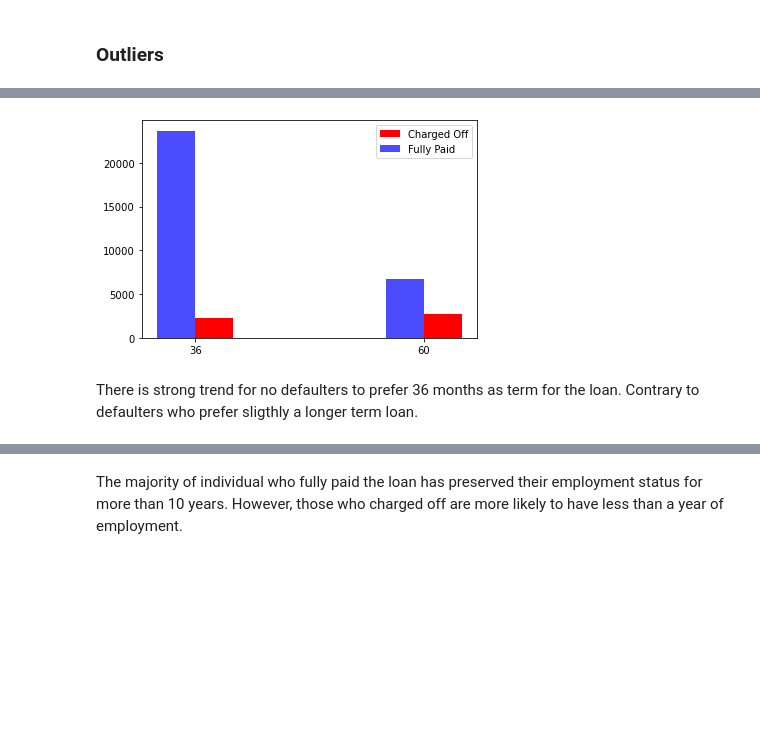
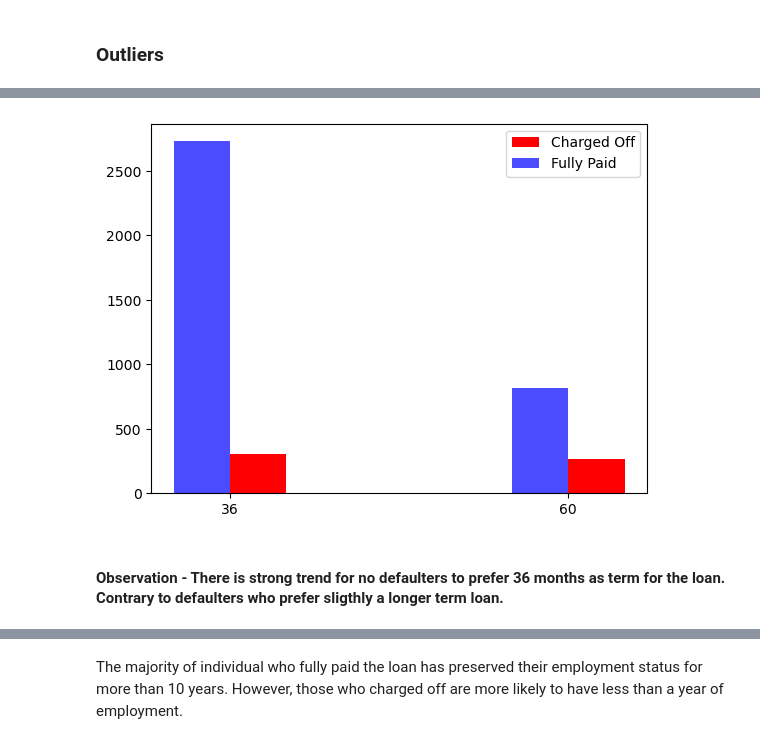
Before and after one commit to abhi-singh-123/Lending-club-case-study, a Jupyter notebook: Lending-Club-Case-Study.ipynb, the cells around one changed output, grey strips where cells are left out. Saved outputs shown, nothing was run; the diff lists cells and outputs as text; code cells hidden in the pictures; blank space fills up the shorter version.

```diff
--- a/Lending-Club-Case-Study.ipynb
+++ b/Lending-Club-Case-Study.ipynb
@@ -434,0 +412,9 @@ data = data[data['funded_amnt'] < 30000]
+# %%
+funded_amnt_25th_percentile = np.quantile(df_after_dropped_cols.funded_amnt, 0.25)
+funded_amnt_75th_percentile =np.quantile(df_after_dropped_cols.funded_amnt, 0.75)
+IQR=funded_amnt_75th_percentile - funded_amnt_25th_percentile
+outliers_lower = funded_amnt_25th_percentile - 1.5*IQR
+
+outliers_upper=funded_amnt_75th_percentile + 1.5*IQR
+
+df_after_dropped_cols=df_after_dropped_cols[(df_after_dropped_cols['funded_amnt']>outliers_lower) & (df_after_dropped_cols['funded_amnt']<outliers_upper)]
@@ -451,0 +435,5 @@ data = data[data['installment'] < 800]
+# %%
+installment_25th_percentile = np.quantile(df_after_dropped_cols.installment, 0.25)
+installment_75th_percentile =np.quantile(df_after_dropped_cols.installment, 0.75)
+IQR=installment_75th_percentile - installment_25th_percentile
+df_after_dropped_cols=df_after_dropped_cols[(df_after_dropped_cols['installment']>installment_25th_percentile) & (df_after_dropped_cols['installment']<installment_75th_percentile)]
@@ -459,4 +455,7 @@ plt.show()
 # %%
-#Counting outliers for open_acc
+#Dropping outliers for open_acc
 
-data[data['open_acc']>23]['open_acc'].count()
+open_acc_25th_percentile = np.quantile(df_after_dropped_cols.open_acc, 0.25)
+open_acc_75th_percentile =np.quantile(df_after_dropped_cols.open_acc, 0.75)
+IQR=open_acc_75th_percentile - open_acc_25th_percentile
+df_after_dropped_cols=df_after_dropped_cols[(df_after_dropped_cols['open_acc']>open_acc_25th_percentile) & (df_after_dropped_cols['open_acc']<open_acc_75th_percentile)]
@@ -466,0 +477,7 @@ data = data[data['open_acc'] < 23]
+# %%
+#Dropping outliers for open_acc
+
+annual_inc_25th_percentile = np.quantile(df_after_dropped_cols.annual_inc, 0.25)
+annual_inc_75th_percentile =np.quantile(df_after_dropped_cols.annual_inc, 0.75)
+IQR=annual_inc_75th_percentile - annual_inc_25th_percentile
+df_after_dropped_cols=df_after_dropped_cols[(df_after_dropped_cols['annual_inc']>annual_inc_25th_percentile) & (df_after_dropped_cols['annual_inc']<annual_inc_75th_percentile)]
@@ -479,19 +514,18 @@ df_after_dropped_cols.funded_amnt.plot.bar(x="funded_amnt",y="loan_status")
 # %%
 #Graph comparing the loan term among deferral and non-deferral
 
 fig, ax = plt.subplots()
-charged_off = ax.bar(data[data['loan_status']=='Charged Off']['term_mths'].unique(),data[data['loan_status']=='Charged Off']['term_mths'].value_counts(),color='Red',width = 4,align='edge')
+charged_off = ax.bar(df_after_dropped_cols[df_after_dropped_cols['loan_status']=='Charged Off']['term'].unique(),df_after_dropped_cols[df_after_dropped_cols['loan_status']=='Charged Off']['term'].value_counts(),color='Red',width = 4,align='edge')
 charged_off.set_label('Charged Off')
 
-fully_pay = ax.bar(data[data['loan_status']=='Fully Paid']['term_mths'].unique(),data[data['loan_status']=='Fully Paid']['term_mths'].value_counts(), alpha=0.7, color='Blue',width = -4,align='edge')
+fully_pay = ax.bar(df_after_dropped_cols[df_after_dropped_cols['loan_status']=='Fully Paid']['term'].unique(),df_after_dropped_cols[df_after_dropped_cols['loan_status']=='Fully Paid']['term'].value_counts(), alpha=0.7, color='Blue',width = -4,align='edge')
 fully_pay.set_label('Fully Paid')
-
 plt.xticks([36,60],[36,60])
 plt.legend()
 plt.show()
 # %% [output]
-[figure, old version]
+[figure, new version]
 # %% [markdown]
-There is strong trend for no defaulters to prefer 36 months as term for the loan. Contrary to defaulters who prefer sligthly a longer term loan.
+#### Observation - There is strong trend for no defaulters to prefer 36 months as term for the loan. Contrary to defaulters who prefer sligthly a longer term loan.
 # %%
 fig, ax = plt.subplots()
```
Also changed, not shown: parts of 64 cells of this notebook.
